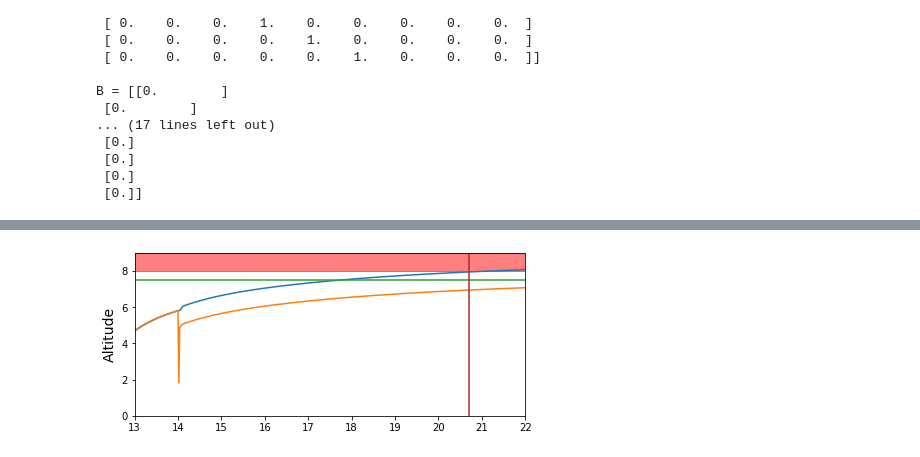
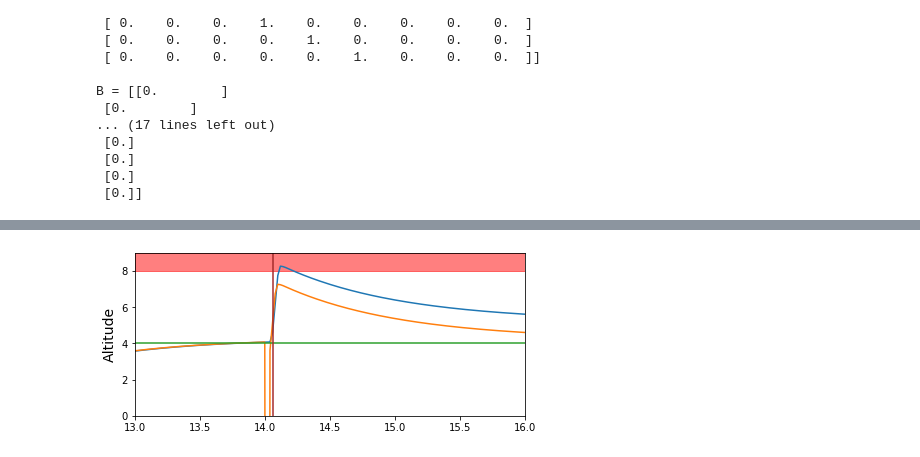
Before and after one commit to CPSEC/Emsoft, a Jupyter notebook: demo_new.ipynb, the cells around one changed output, grey strips where cells are left out. Drawn from its saved outputs; the diff is of its cells as text; code cells hidden in the pictures.

```diff
--- a/demo_new.ipynb
+++ b/demo_new.ipynb
@@ -166,7 +167,10 @@ x_just_before = 0
 pid = PID(P=a.p, I=a.i, D=a.d, current_time=0)
 pid.setWindup(100)
 pid.setSampleTime(a.Ts)
+x_compromise = 0
+
 for i in range(0, a.slot+1):
+
     a.y_real_arr.append(a.yreal)
     # sensor attack here
     a.score.append(a.s)
@@ -185,9 +189,12 @@ for i in range(0, a.slot+1):
     if i>a.place:
         if (a.score[-1]>a.thres):
             a.att=a.drift
+
         else:
             a.att = a.thres+a.drift-a.score[-1]
-            x_just_before = xout
+    if i == a.place+1:
+        x_just_before = xout2
+
     yout, T, xout = lsim(a.sysc, a.cin, [0, a.Ts], a.xmeasure)
     ymax,T,xout1 = lsim(a.sysc, a.maxc, [0, a.Ts], a.xmeasure)
     yout2, T, xout2 = lsim(a.sysc, a.cin, [0, a.Ts], a.xreal)
@@ -196,14 +203,17 @@ for i in range(0, a.slot+1):
     a.xmeasure = xout[-1, :].T
     a.xreal = xout2[-1, :].T
     a.ymeasure = yout[-1]-a.att
-    if i>a.place and a.score[-1]<a.thres :
-        print(i,a.s)
+#     if i>a.place and a.score[-1]<a.thres :
+# #         print(i,a.s)
+#         if(ymax[-1]>a.ymeasure-a.att):
 
-        if(ymax[-1]>a.ymeasure-a.att):
-            a.ymeasure = max(ymax[-1],yout[-1]-a.att)
-            a.xreal = xout1[-1, :].T
-            a.xmeasure = xout1[-1, :].T
-#             print(a.ymeasure, ypred)
+#             a.ymeasure = max(ymax[-1],yout[-1]-a.att)
+#             a.xreal = xout1[-1, :].T
+#             a.xmeasure = xout1[-1, :].T
+#             x_compromise = 1
+
+# #             print(a.ymeasure, ypred)
+#             print(i, ypred, a.ymeasure,a.s)
     a.s = a.score[-1]+abs(ypred-a.ymeasure)-a.drift
 #     print(a.s)
     if(a.s<0):
@@ -267,7 +269,7 @@ attack_inputs = control_inputs[a.place+2:]
 print('attack_inputs=', attack_inputs)
 for j in range(0, len(attack_inputs)-10):
     temp = attack_inputs[j:j+10]
-    if 20 in temp:
+    if 20 in temp or -20 in temp:
         continue
     vari = statistics.variance(temp)
     print(vari, end= ' ')
@@ -285,6 +287,7 @@ if len(x_just_before.shape) == 0:
     x_a = np.array([[x_just_before]])
 else:
     x_a = np.array([[item] for item in x_just_before])
+print('x_a=', x_a)
 # def get_safetime(self, x_a, safe_set_lo, safe_set_up, control_list: np.array, max_k)
 safe_set_lo = a.safeset['lo']
 safe_set_up = a.safeset['up']
@@ -334,7 +339,8 @@ len(a.ref)
 # %%
 a = qd()
 print(a.sysc)
-a.ref = [2] * 601 + [7.5] * 600 + [2] * 300
+# a.ref = [2] * 601 + [4] * 600 + [2] * 300
+a.thres = 80
 # %% [output]
 A = [[ 0.    0.    0.    0.    0.    0.    0.    0.    0.  ]
  [ 0.    0.    0.    0.    0.    0.    0.    0.    0.  ]
@@ -370,12 +376,12 @@ for i in range(0, a.slot+1):
     pid.update(feedback_value=a.ymeasure, current_time=i * a.Ts)
     a.cin = pid.output
 
-    if a.cin>50:
-        a.cin=50
-    elif a.cin<-50:
-        a.cin = -50
-    else:
-        a.cin=a.cin
+#     if a.cin>50:
+#         a.cin=50
+#     elif a.cin<-50:
+#         a.cin = -50
+#     else:
+#         a.cin=a.cin
     control_inputs.append(a.cin)
     if i>a.place:
         if (a.score[-1]==a.thres):
@@ -452,17 +458,17 @@ i= 1 x_lo= [[-2.00000000e-07]
 # %%
 fig, ax = plt.subplots(figsize=(7, 3))
 ax.set_ylim(0,9)
-ax.set_xlim(13,22)
+ax.set_xlim(13,16)
 ax.plot(a.t_arr, a.y_real_arr,label='real')
 ax.plot(a.t_arr, measures,label='measure')
 ax.plot(a.t_arr, a.ref,label='ref')
 ax.axhspan(8, 9, color='r', alpha=0.5)
 ax.axvline((a.place+2+k)*a.Ts, color='brown',label='stable')
 ax.set_ylabel('Altitude', fontsize=14)
 # ax.legend()
 fig.show()
 fig.savefig('qd_unsafe_ref.pdf',bbox_inches='tight')
 # fig.savefig('qd_safe.pdf',bbox_inches='tight')
 # fig.savefig('vt_unsafe_thres.pdf',bbox_inches='tight')
 # %% [output]
-[figure, old version]
+[figure, new version]
```
Also changed, not shown: parts of 8 cells of this notebook.
